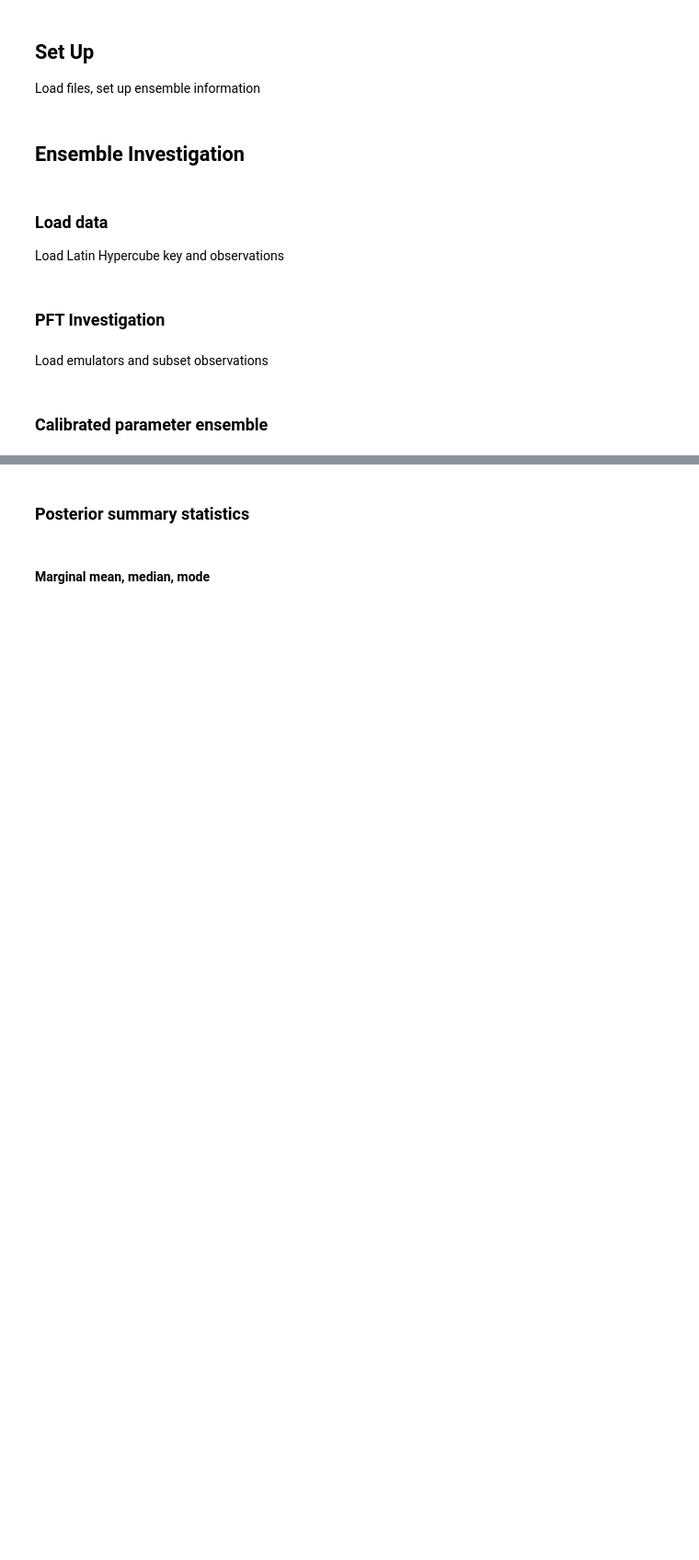
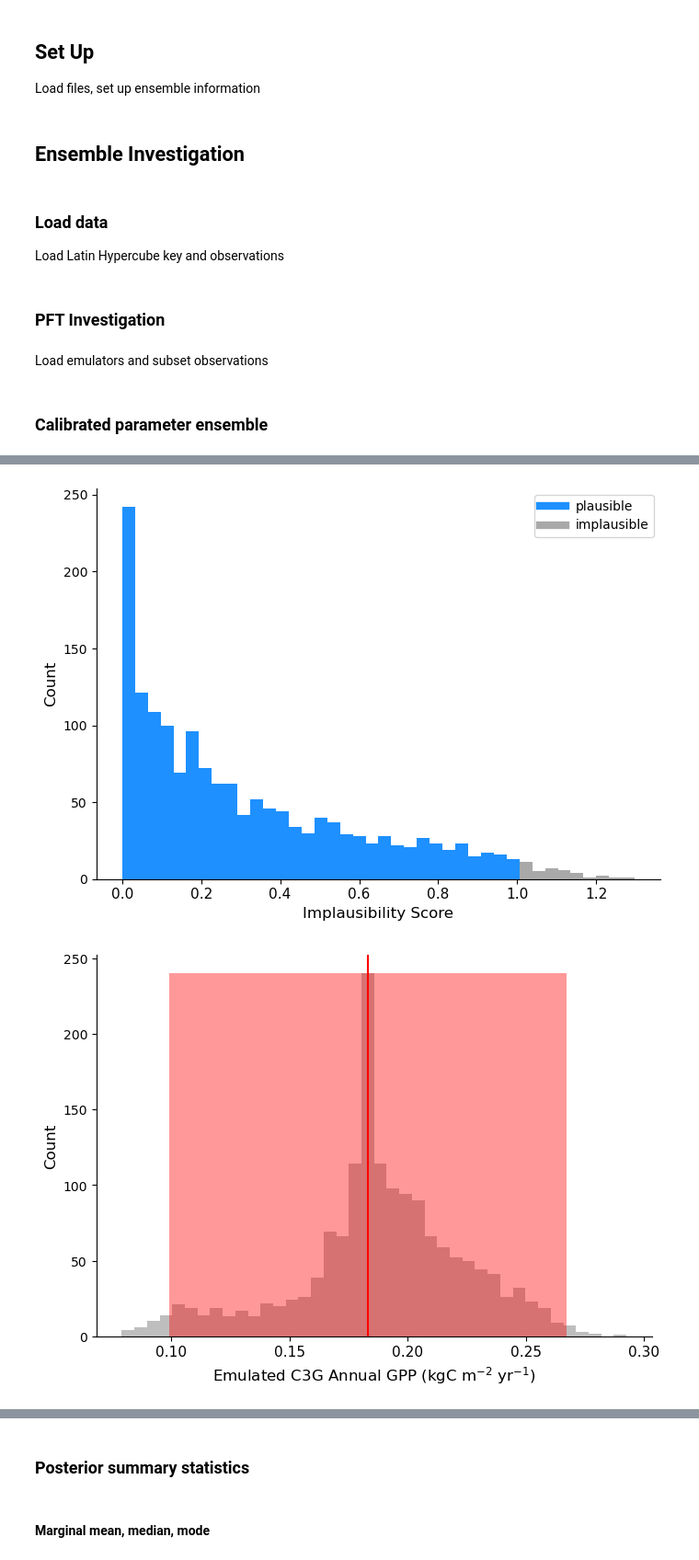
Before and after one commit to adrifoster/fates_calibration_library, a Jupyter notebook: notebooks/InvestigateCalibration.ipynb, the cells around one changed output, grey strips where cells are left out. Shown at 92% size. Cells and saved outputs as stored; diff of their text form; code cells hidden in the pictures; blank space fills up the shorter version.

```diff
--- a/notebooks/InvestigateCalibration.ipynb
+++ b/notebooks/InvestigateCalibration.ipynb
@@ -248,7 +282,10 @@ calib_df = em.get_calibrated_distribution(os.path.join(out_dir, f"{pft}_outputs"
 # %%
 # subset based on emulators
 df_subset = subset_calibrated_ensemble(calib_df, param_names, X_default_all,
-                                       calibration_vars)
+                                       calibration_vars, plot_output=True, imp_tol=0.1)
+# %% [output]
+[figure, added]
+[figure, added]
 # %%
 plot_parameter_hists(df_subset, default_norm[default_norm.pft == pft])
 # %% [output]
```
Also changed, not shown: parts of 26 cells of this notebook, 9 other files.
